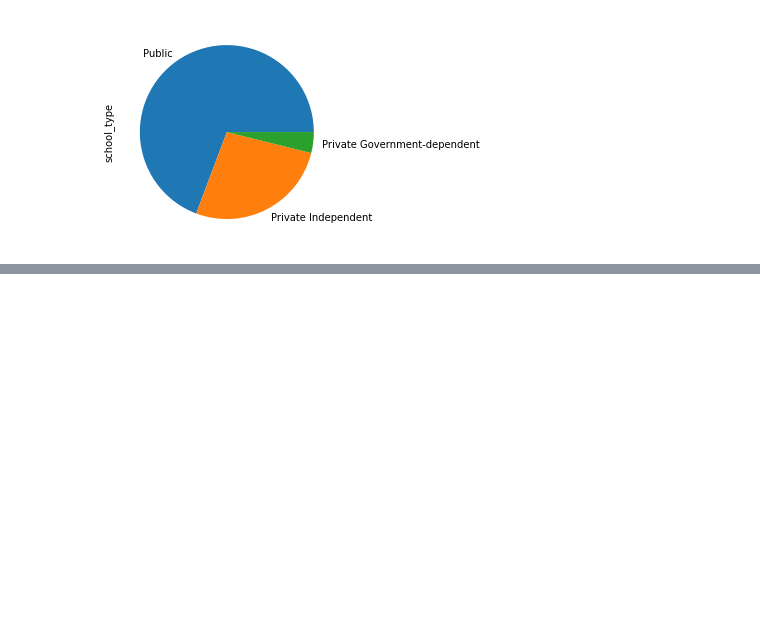
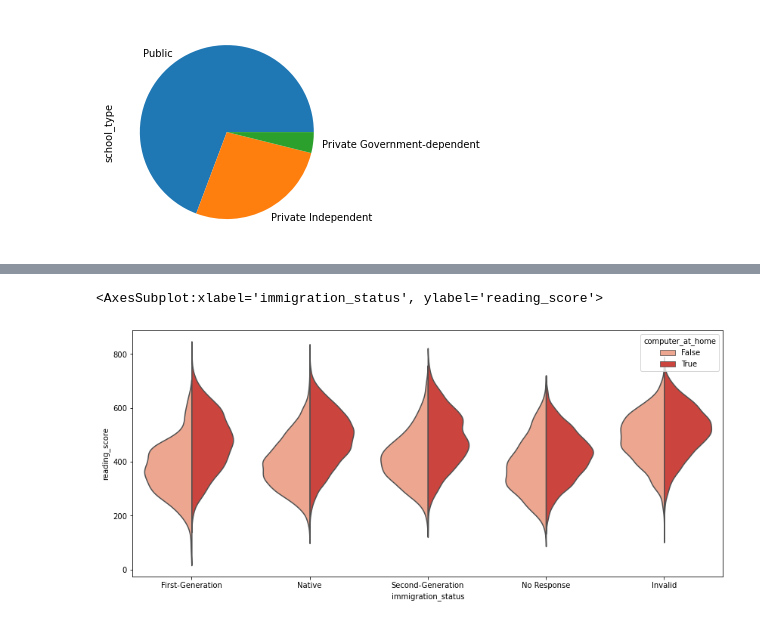
Before and after one commit to worldbank/Python-for-Data-Science, a Jupyter notebook: June_2021_ETEC/day_2/3b_EDA_pandas.ipynb, the cells around one changed output, grey strips where cells are left out. Drawn from its saved outputs; the diff is of its cells as text; code cells hidden in the pictures; blank space fills up the shorter version.

```diff
--- a/June_2021_ETEC/day_2/3b_EDA_pandas.ipynb
+++ b/June_2021_ETEC/day_2/3b_EDA_pandas.ipynb
@@ -138,0 +463,14 @@ df_japan.school_type.value_counts().plot(kind = 'pie')
+# %%
+# violinplot
+f, ax = plt.subplots(figsize=(14, 6))
+
+sns.violinplot(x="immigration_status",
+               y="reading_score",
+               hue = 'computer_at_home',
+               data = df,
+               palette = "Reds",
+               split = True,
+               inner = None) # or, None, or "box", or "quartile"
+# %% [output]
+<AxesSubplot:xlabel='immigration_status', ylabel='reading_score'>
+[figure, added]
```
Also changed, not shown: parts of 89 cells of this notebook.
